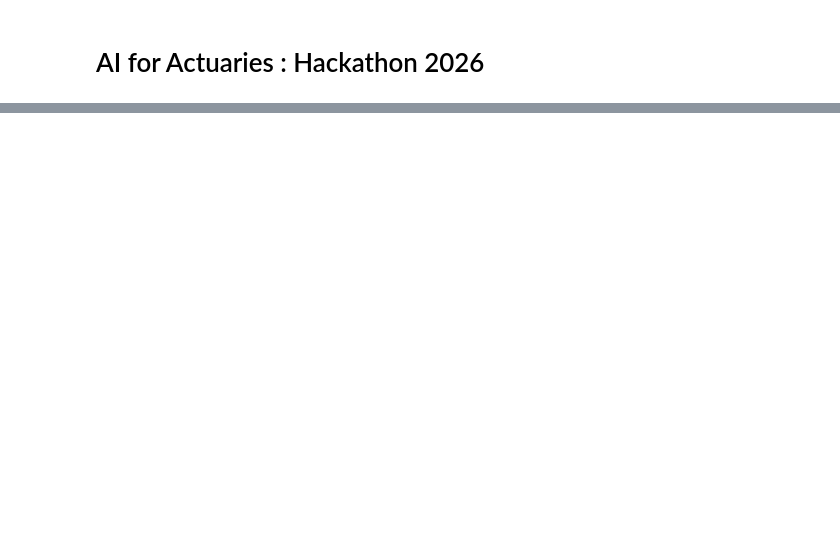
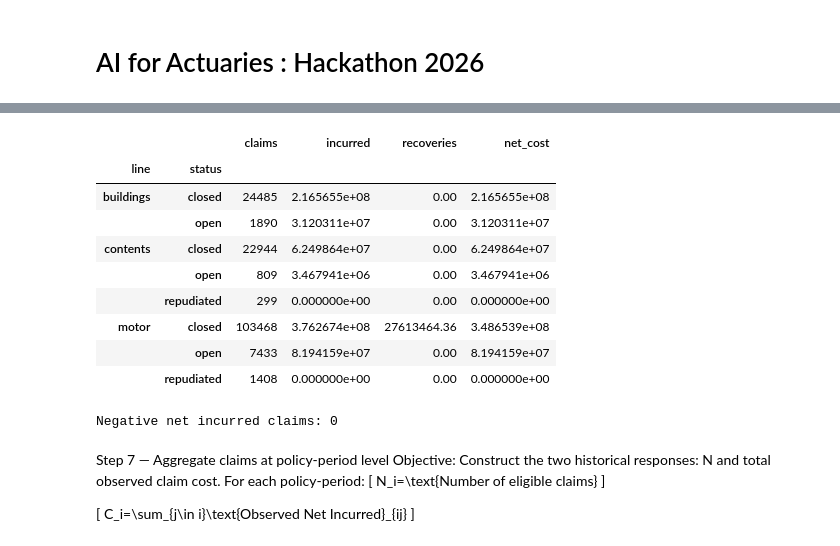
Before and after one commit to sarah-gui/Hackathon2026, a Jupyter notebook: analysis.ipynb, the cells around one changed output, grey strips where cells are left out. Saved outputs shown, nothing was run; the diff lists cells and outputs as text; code cells hidden in the pictures; blank space fills up the shorter version.

```diff
--- a/analysis.ipynb
+++ b/analysis.ipynb
@@ -56,0 +331,56 @@ pd.DataFrame(
+# %%
+claims_matched["eligible"] = (
+    claims_matched["status"] != "repudiated"
+)
+
+claims_matched["recoveries"] = (
+    claims_matched["recoveries"].fillna(0)
+)
+
+# Working assumption: recoveries are NOT yet deducted
+# from incurred_to_date.
+RECOVERIES_ALREADY_NETTED = False
+
+if RECOVERIES_ALREADY_NETTED:
+    claims_matched["net_cost_before_status"] = (
+        claims_matched["incurred_to_date"]
+    )
+else:
+    claims_matched["net_cost_before_status"] = (
+        claims_matched["incurred_to_date"]
+        - claims_matched["recoveries"]
+    )
+
+claims_matched["observed_net_incurred"] = np.where(
+    claims_matched["eligible"],
+    claims_matched["net_cost_before_status"],
+    0
+)
+
+# Final reconciliation:
+display(
+    claims_matched.groupby(["line", "status"]).agg(
+        claims=("claim_id", "count"),
+        incurred=("incurred_to_date", "sum"),
+        recoveries=("recoveries", "sum"),
+        net_cost=("observed_net_incurred", "sum")
+    )
+)
+
+negative_claims = claims_matched[
+    claims_matched["observed_net_incurred"] < 0
+]
+
+print("Negative net incurred claims:", len(negative_claims))
+# %% [output]
+|  |  | claims | incurred | recoveries | net_cost |
+| line | status |  |  |  |  |
+| buildings | closed | 24485 | 2.165655e+08 | 0.00 | 2.165655e+08 |
+|  | open | 1890 | 3.120311e+07 | 0.00 | 3.120311e+07 |
+| contents | closed | 22944 | 6.249864e+07 | 0.00 | 6.249864e+07 |
+|  | open | 809 | 3.467941e+06 | 0.00 | 3.467941e+06 |
+|  | repudiated | 299 | 0.000000e+00 | 0.00 | 0.000000e+00 |
+| motor | closed | 103468 | 3.762674e+08 | 27613464.36 | 3.486539e+08 |
+|  | open | 7433 | 8.194159e+07 | 0.00 | 8.194159e+07 |
+|  | repudiated | 1408 | 0.000000e+00 | 0.00 | 0.000000e+00 |
+Negative net incurred claims: 0
@@ -56,0 +389,11 @@ pd.DataFrame(
+# %% [markdown]
+Step 7 — Aggregate claims at policy-period level
+Objective: Construct the two historical responses: N and total observed claim cost.
+For each policy-period:
+\[
+N_i=\text{Number of eligible claims}
+\]
+
+\[
+C_i=\sum_{j\in i}\text{Observed Net Incurred}_{ij}
+\]
```
Also changed, not shown: parts of 21 cells of this notebook.
